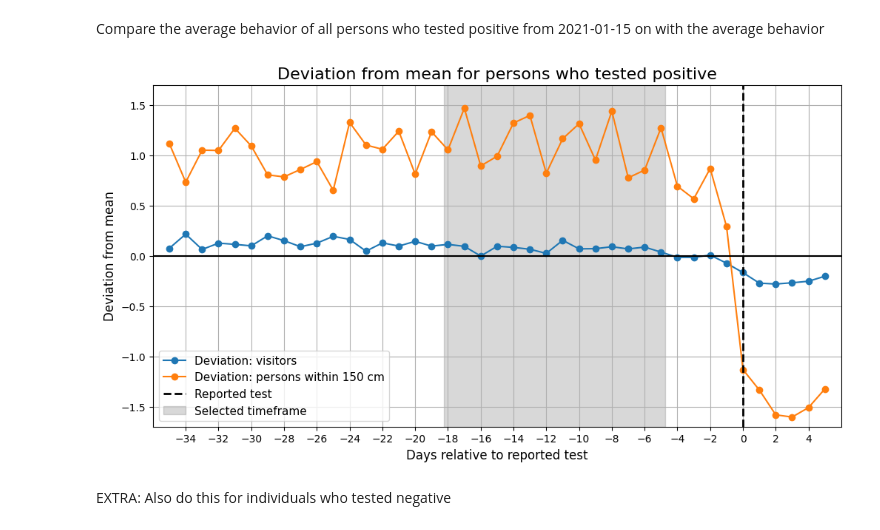
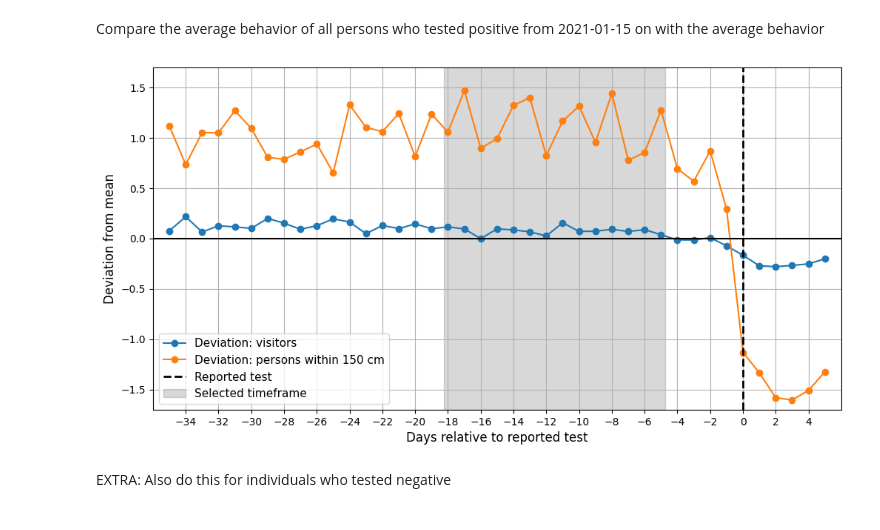
Before and after one commit to DaniChambon1/covid-household-visitors, a Jupyter notebook: 0_timeframe_selection.ipynb, the cells around one changed output. Saved outputs shown, nothing was run; the diff lists cells and outputs as text; code cells hidden in the pictures.

Commit message:
Small adjustments to plots

```diff
--- a/0_timeframe_selection.ipynb
+++ b/0_timeframe_selection.ipynb
@@ -220,35 +220,35 @@ diff_visitors = df_postest[list(sorted_visitors_columns)] - mean_visitors
 mean_diff_persons = diff_persons.mean(skipna=True)
 mean_diff_visitors = diff_visitors.mean(skipna=True)
 
 # Plot using correct time offsets
 plt.figure(figsize=(12, 6))
 
 plt.plot(sorted_offsets, mean_diff_visitors, marker='o', linestyle='-', label="Deviation: visitors")
 plt.plot(sorted_offsets, mean_diff_persons, marker='o', linestyle='-', label="Deviation: persons within 150 cm")
 
 plt.xlabel("Days relative to reported test", size=12)
 plt.ylabel("Deviation from mean", size=12)
-plt.title("Deviation from mean for persons who tested positive", size=16)
+#plt.title("Deviation from mean for persons who tested positive", size=16)
 
 # Show every second tick
 every_second_tick = [x for i, x in enumerate(sorted_offsets) if i % 2 != 0]
 plt.xticks(every_second_tick)
 
 plt.axhline(0, color='black', linestyle='-')
 plt.axvline(x=0, color='black', linestyle='--', linewidth=2, label="Reported test")
 
 plt.xlim(-36, 6)
 plt.ylim(-1.7, 1.7)
 
 # Highlight the selected timeframe
 plt.axvspan(-18.25, -4.75, color='gray', alpha=0.3, label="Selected timeframe")
 
 plt.legend(fontsize=11)
 plt.grid()
 plt.savefig("results/timeframe_selection.png", dpi=200, bbox_inches='tight')
 plt.show()
 # %% [output]
-[figure, old version]
+[figure, new version]
 # %% [markdown]
 EXTRA: Also do this for individuals who tested negative
 # %%
```
Also changed, not shown: parts of 1 cell of this notebook, 4 other files.
